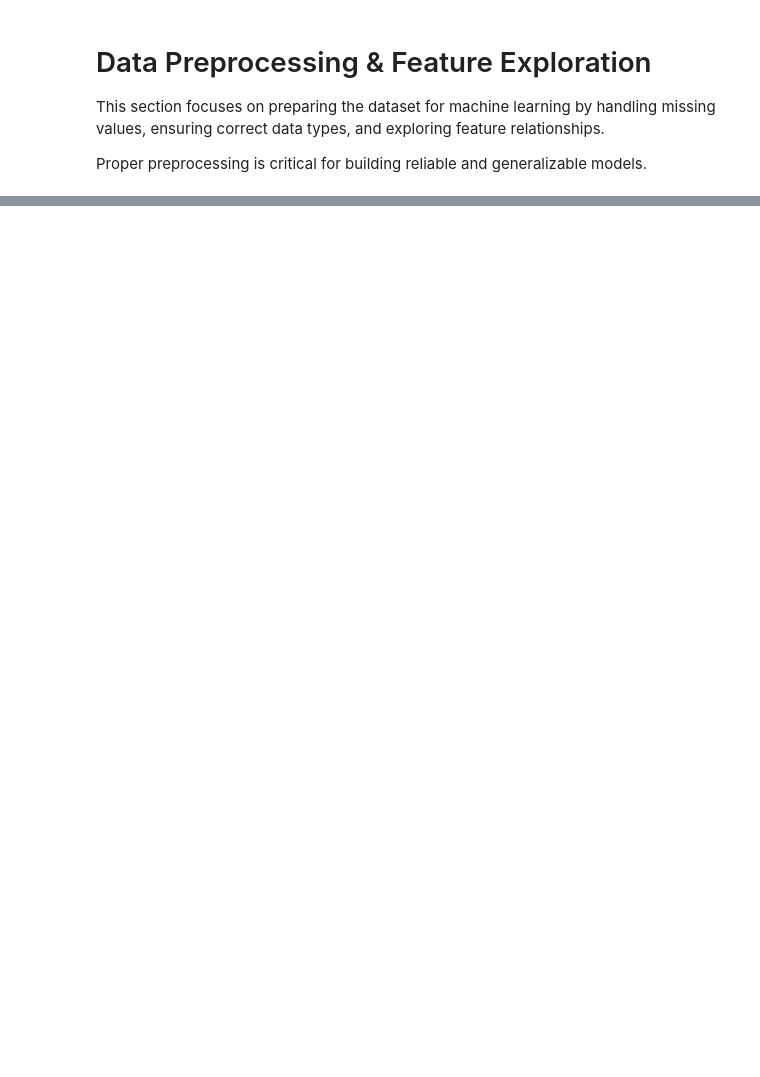
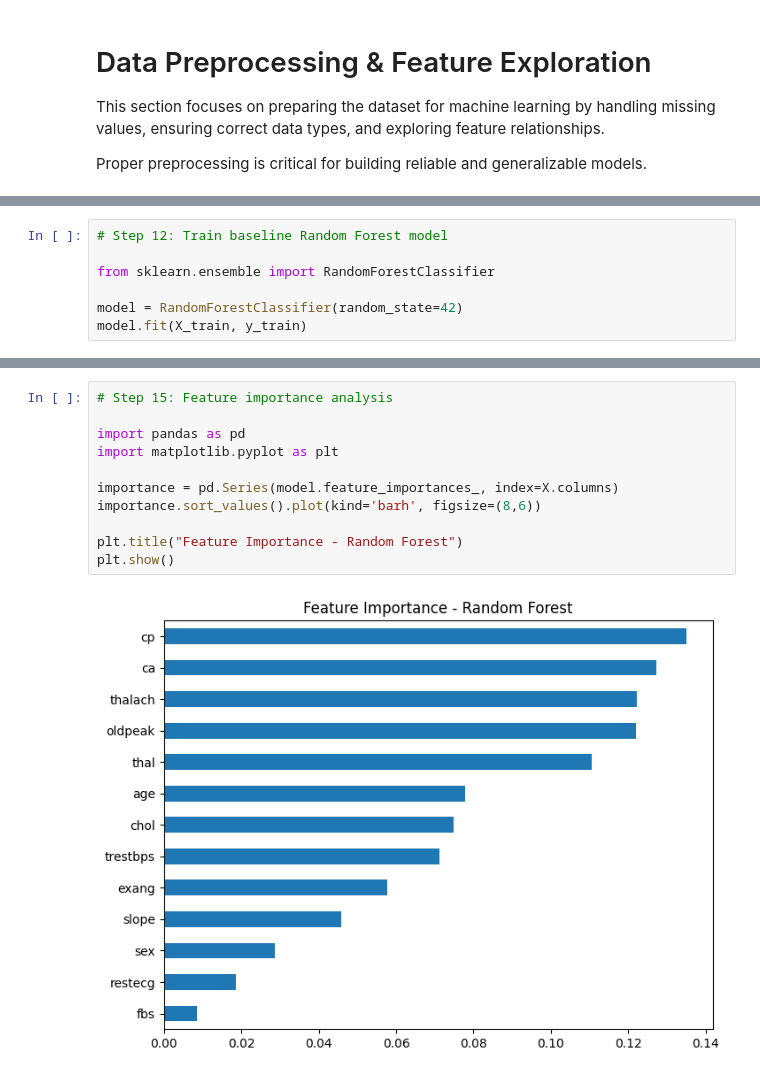
Before and after one commit to hetanshipatel/healthcare-ai-modelling-framework, a Jupyter notebook: notebooks/healthcare_ai_modelling_framework.ipynb, the cells around one changed output, grey strips where cells are left out. Cells and saved outputs as stored; diff of their text form; blank space fills up the shorter version.

Commit message:
Add baseline Random Forest model and feature importance analysis

```diff
--- a/notebooks/healthcare_ai_modelling_framework.ipynb
+++ b/notebooks/healthcare_ai_modelling_framework.ipynb
@@ -231,0 +227,7 @@ Testing set shape: (205, 13)
+# %%
+# Step 12: Train baseline Random Forest model
+
+from sklearn.ensemble import RandomForestClassifier
+
+model = RandomForestClassifier(random_state=42)
+model.fit(X_train, y_train)
@@ -231,0 +255,13 @@ Testing set shape: (205, 13)
+# %%
+# Step 15: Feature importance analysis
+
+import pandas as pd
+import matplotlib.pyplot as plt
+
+importance = pd.Series(model.feature_importances_, index=X.columns)
+importance.sort_values().plot(kind='barh', figsize=(8,6))
+
+plt.title("Feature Importance - Random Forest")
+plt.show()
+# %% [output]
+[figure, added]
```
Also changed, not shown: parts of 9 cells of this notebook.
